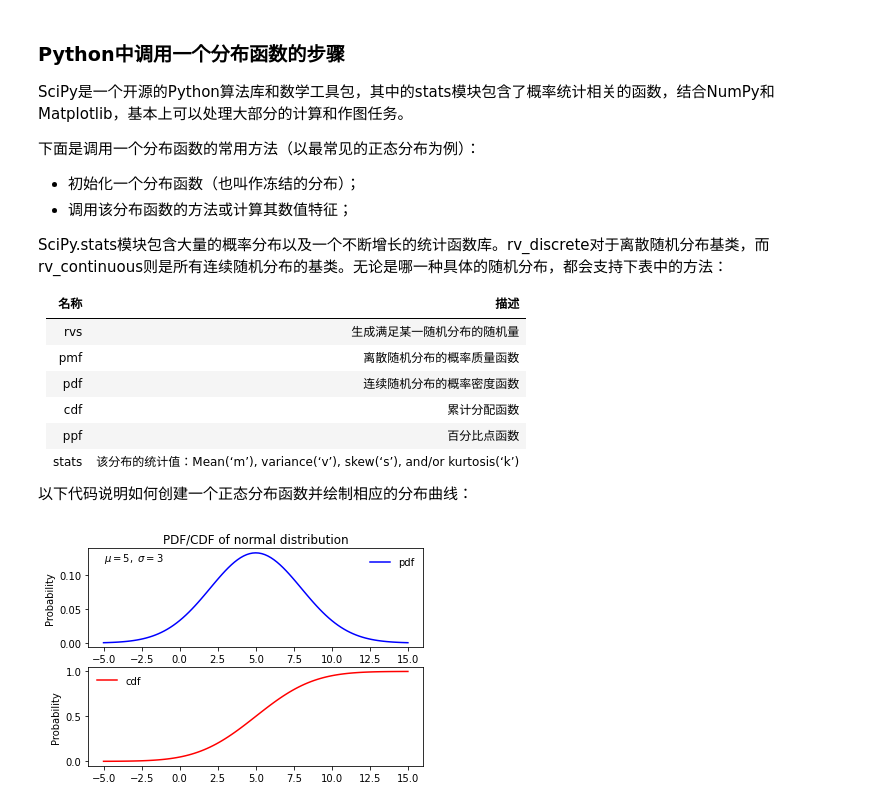
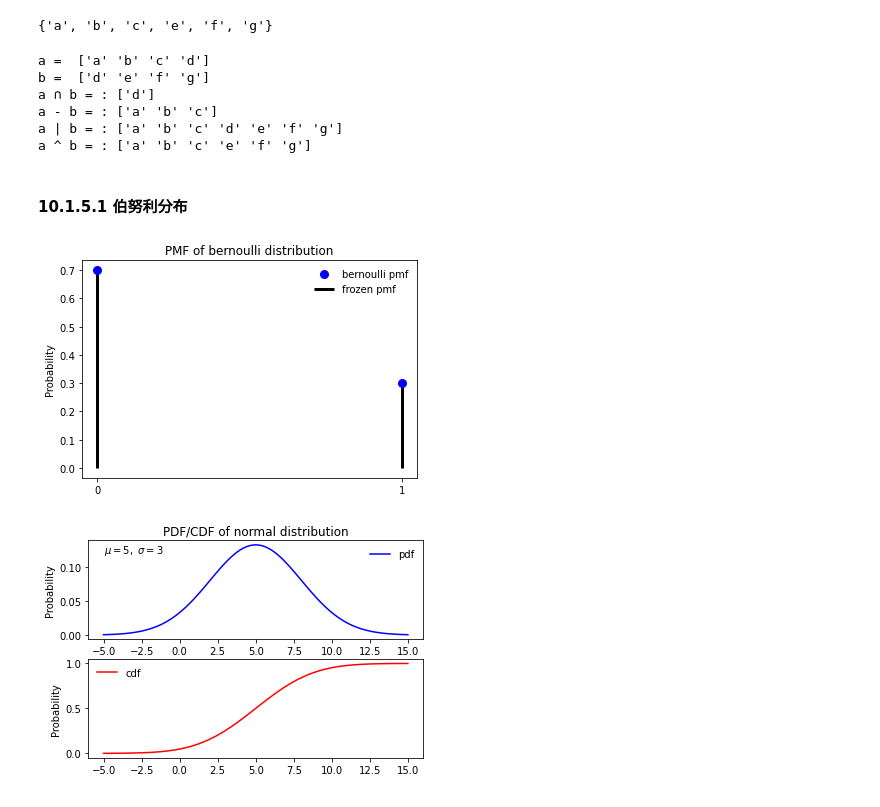
Before and after one commit to samuelzq/python_math, a Jupyter notebook: ch10/chp10.ipynb, the cells around one changed output. Cells and saved outputs as stored; diff of their text form; code cells hidden in the pictures.

```diff
--- a/ch10/chp10.ipynb
+++ b/ch10/chp10.ipynb
@@ -253,29 +39,58 @@ A为样本空间S中的任一事件，则 $${P(A)=\sum_{i=1}^{n}P(B_i)P(A|B_i)}$
+# %%
+(a|b) - (a&b)
+# %% [output]
+{'a', 'b', 'c', 'e', 'f', 'g'}
+# %%
+import numpy
+
+a = numpy.array(list('abcd'))
+b = numpy.array(list('defg'))
+print('a = ', a)
+print('b = ', b)
+# 比较a和b
+print('a ∩ b = :', numpy.intersect1d(a, b))
+print('a - b = :', numpy.setdiff1d(a, b))
+print('a | b = :', numpy.union1d(a, b))
+print('a ^ b = :', numpy.setxor1d(a, b))
+# %% [output]
+a =  ['a' 'b' 'c' 'd']
+b =  ['d' 'e' 'f' 'g']
+a ∩ b = : ['d']
+a - b = : ['a' 'b' 'c']
+a | b = : ['a' 'b' 'c' 'd' 'e' 'f' 'g']
+a ^ b = : ['a' 'b' 'c' 'e' 'f' 'g']
 # %%
 import numpy
 from scipy import stats
 import matplotlib.pyplot as plt
-# %% [markdown]
-### Python中调用一个分布函数的步骤
-
-SciPy是一个开源的Python算法库和数学工具包，其中的stats模块包含了概率统计相关的函数，结合NumPy和Matplotlib，基本上可以处理大部分的计算和作图任务。
-
-下面是调用一个分布函数的常用方法（以最常见的正态分布为例）：
-* 初始化一个分布函数（也叫作冻结的分布）；
-* 调用该分布函数的方法或计算其数值特征；
-
-
-SciPy.stats模块包含大量的概率分布以及一个不断增长的统计函数库。rv_discrete对于离散随机分布基类，而rv_continuous则是所有连续随机分布的基类。无论是哪一种具体的随机分布，都会支持下表中的方法：
-
-|名称|描述|
-|:---|:---|
-|rvs|生成满足某一随机分布的随机量|
-|pmf|离散随机分布的概率质量函数|
-|pdf|连续随机分布的概率密度函数|
-|cdf|累计分配函数|
-|ppf|百分比点函数|
-|stats|该分布的统计值：Mean(‘m’), variance(‘v’), skew(‘s’), and/or kurtosis(‘k’)|
-
-以下代码说明如何创建一个正态分布函数并绘制相应的分布曲线：
+# %% [markdown]
+#### 10.1.5.1	伯努利分布
+# %%
+def bernoulli_pmf(p=0.0):
+    """
+    伯努利分布，只有一个参数
+
+    参数
+    ____
+    p: float
+        概率值，默认0
+    """
+    ber_dist = stats.bernoulli(p)
+    x = [0, 1]
+    x_name = ['0', '1']
+    pmf = ber_dist.pmf(x)
+    plt.plot(x, pmf, 'bo', ms=8, label='bernoulli pmf')
+    plt.vlines(x, 0, pmf, colors='k', linestyles='-',
+               lw=3,label='frozen pmf')
+    plt.xticks(x, x_name)
+    plt.ylabel('Probability')
+    plt.title('PMF of bernoulli distribution')
+    plt.legend(loc='best', frameon=False)
+    plt.show()
+
+bernoulli_pmf(p=0.3)
+# %% [output]
+[figure, added]
 # %%
 norm_dis = stats.norm(5, 3) # 利用相应的分布函数及参数，创建一个冻结的正态分布(frozen distribution)
 x = numpy.linspace(-5, 15, 101)  # 在区间[-5, 15]上均匀的取101个点
```
Also changed, not shown: parts of 24 cells of this notebook, 5 other files.
